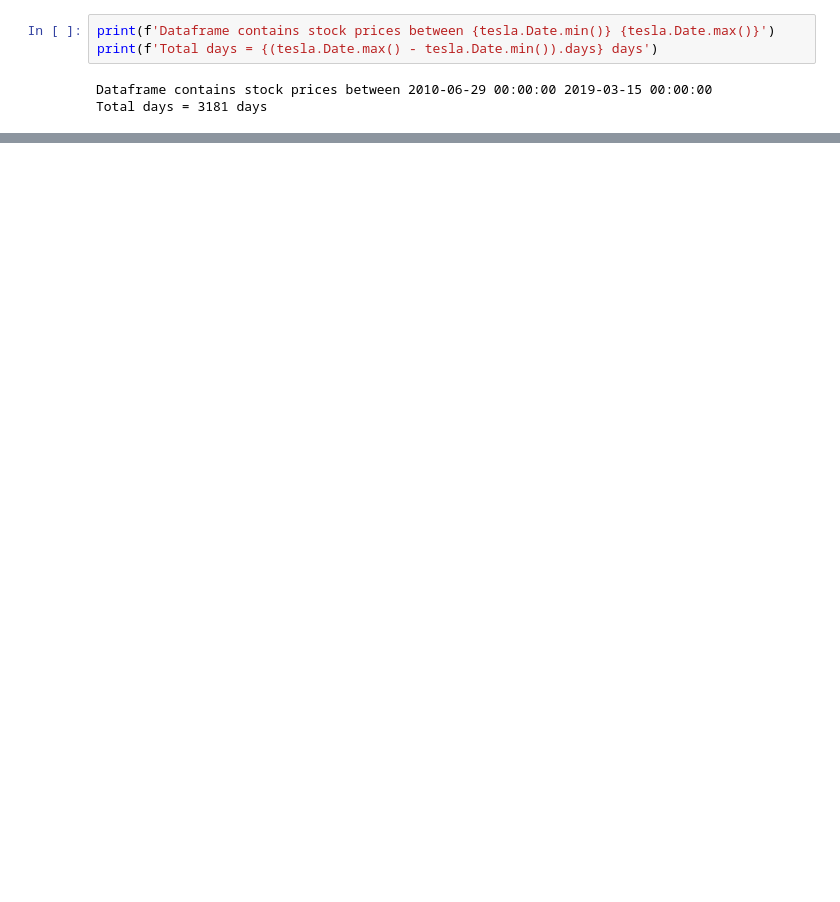
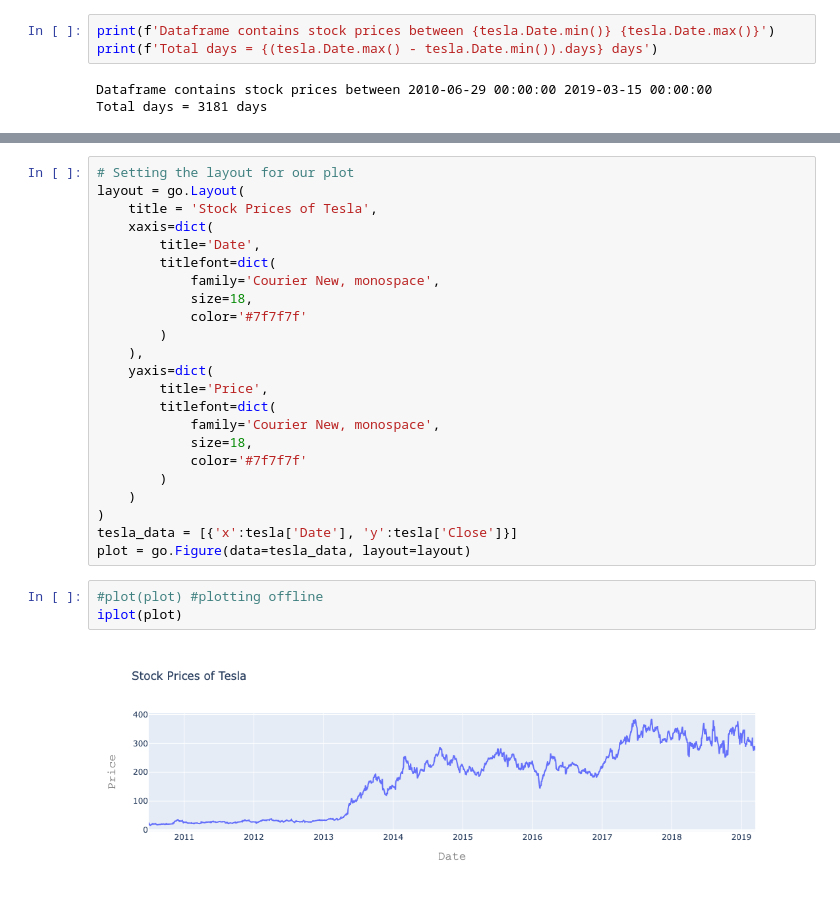
Before and after one commit to KAgarwalCodeBase/MachineLearning, a Jupyter notebook: stock-price-prediction/TeslaStockPricePrediction.ipynb, the cells around one changed output, grey strips where cells are left out. Cells and saved outputs as stored; diff of their text form; blank space fills up the shorter version.

```diff
--- a/stock-price-prediction/TeslaStockPricePrediction.ipynb
+++ b/stock-price-prediction/TeslaStockPricePrediction.ipynb
@@ -48,0 +68,28 @@ Total days = 3181 days
+# %%
+# Setting the layout for our plot
+layout = go.Layout(
+    title = 'Stock Prices of Tesla',
+    xaxis=dict(
+        title='Date',
+        titlefont=dict(
+            family='Courier New, monospace',
+            size=18,
+            color='#7f7f7f'
+        )
+    ),
+    yaxis=dict(
+        title='Price',
+        titlefont=dict(
+            family='Courier New, monospace',
+            size=18,
+            color='#7f7f7f'
+        )
+    )
+)
+tesla_data = [{'x':tesla['Date'], 'y':tesla['Close']}]
+plot = go.Figure(data=tesla_data, layout=layout)
+# %%
+#plot(plot) #plotting offline
+iplot(plot)
+# %% [output]
+[figure, added]
```
Also changed, not shown: parts of 3 cells of this notebook.
